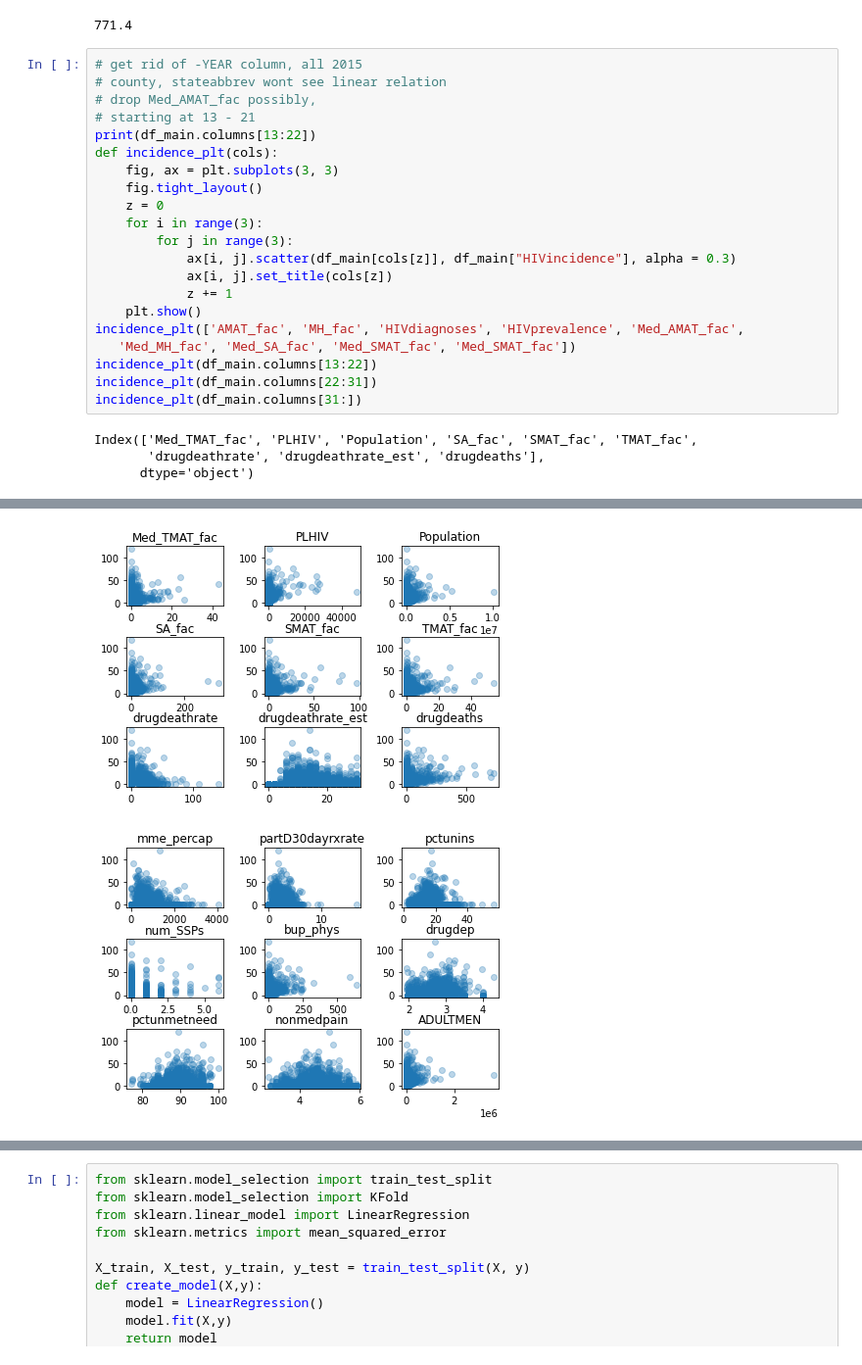
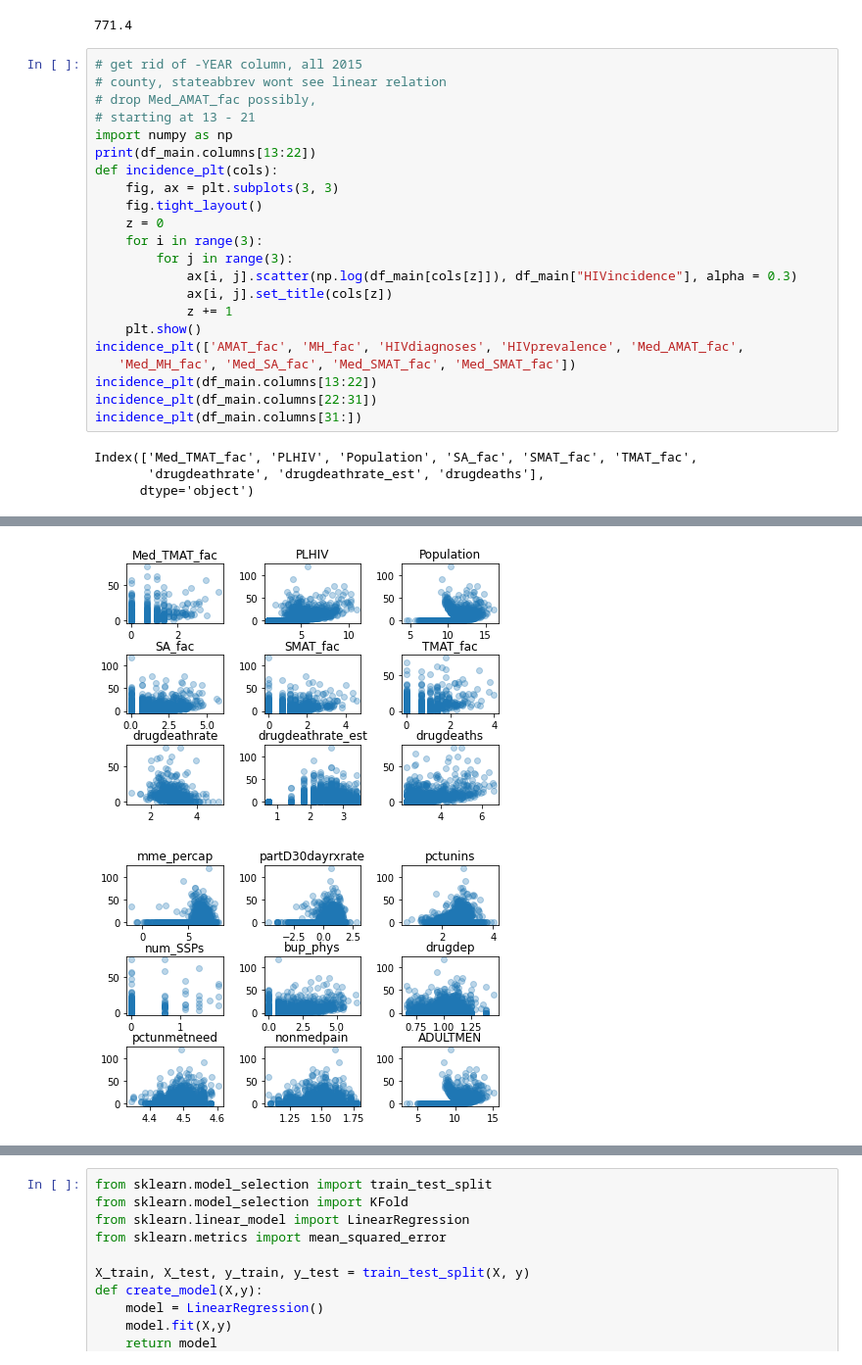
Before and after one commit to vmccready/forecast_HIV_infections, a Jupyter notebook: Andrea2.ipynb, the cells around one changed output, grey strips where cells are left out. Shown: that part at 98% size. Saved outputs shown, nothing was run; the diff lists cells and outputs as text.

```diff
--- a/Andrea2.ipynb
+++ b/Andrea2.ipynb
@@ -190,6 +190,7 @@ df_main.drop(767, axis = 0, inplace=True)
 # county, stateabbrev wont see linear relation
 # drop Med_AMAT_fac possibly,
 # starting at 13 - 21
+import numpy as np
 print(df_main.columns[13:22])
 def incidence_plt(cols):
     fig, ax = plt.subplots(3, 3)
@@ -197,7 +198,7 @@ def incidence_plt(cols):
     z = 0
     for i in range(3):
         for j in range(3):
-            ax[i, j].scatter(df_main[cols[z]], df_main["HIVincidence"], alpha = 0.3)
+            ax[i, j].scatter(np.log(df_main[cols[z]]), df_main["HIVincidence"], alpha = 0.3)
             ax[i, j].set_title(cols[z])
             z += 1
     plt.show()
@@ -214,2 +215,2 @@ Index(['Med_TMAT_fac', 'PLHIV', 'Population', 'SA_fac', 'SMAT_fac', 'TMAT_fac',
-[figure, old version]
+[figure, new version]
-[figure, old version]
+[figure, new version]
```
Also changed, not shown: parts of 3 cells of this notebook.
